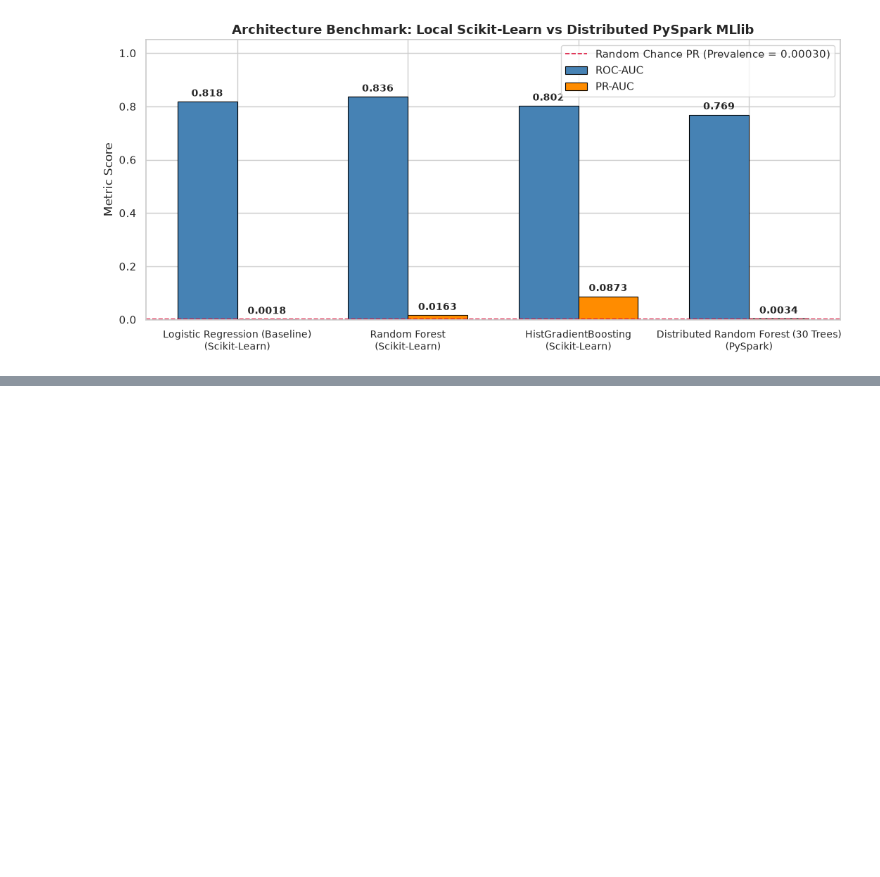
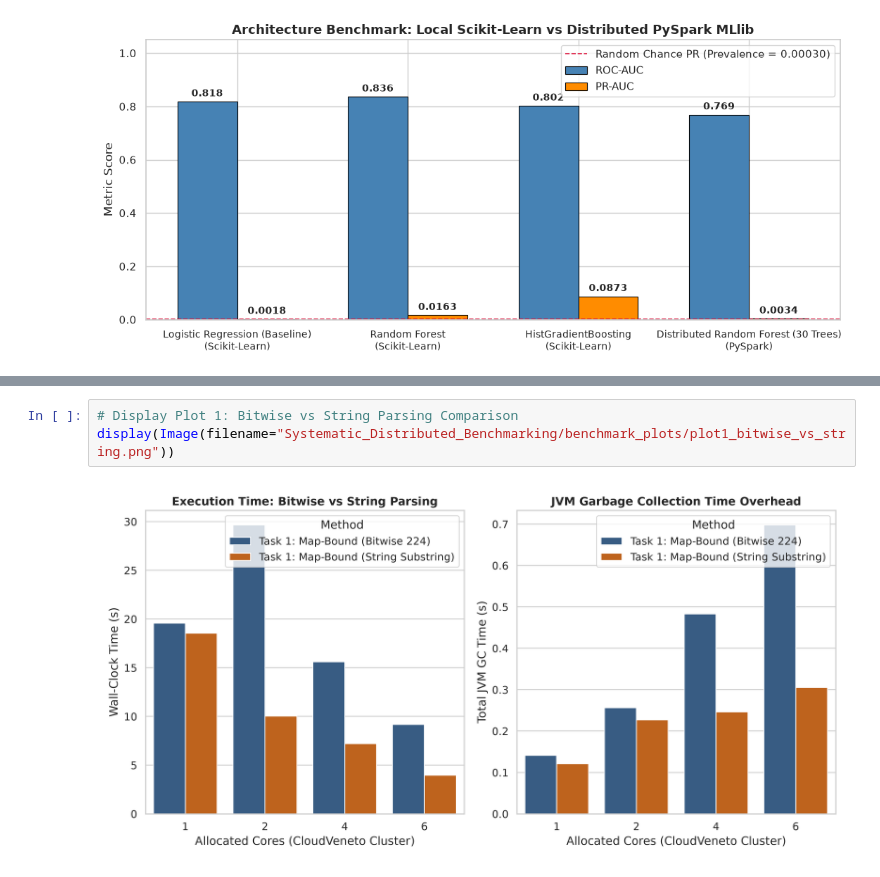
Before and after one commit to PasqualeAndreacchio/AnomalyDection-Spark, a Jupyter notebook: predictive_maintenance.ipynb, the cells around one changed output, grey strips where cells are left out. Drawn from its saved outputs; the diff is of its cells as text; blank space fills up the shorter version.

```diff
--- a/predictive_maintenance.ipynb
+++ b/predictive_maintenance.ipynb
@@ -1196,0 +1266,5 @@ GLOBAL BENCHMARK: SCIKIT-LEARN (LOCAL) VS PYSPARK MLLIB (DISTRIBUTED)
+# %%
+# Display Plot 1: Bitwise vs String Parsing Comparison
+display(Image(filename="Systematic_Distributed_Benchmarking/benchmark_plots/plot1_bitwise_vs_string.png"))
+# %% [output]
+[figure, added]
```
Also changed, not shown: parts of 10 cells of this notebook, 8 other files.
